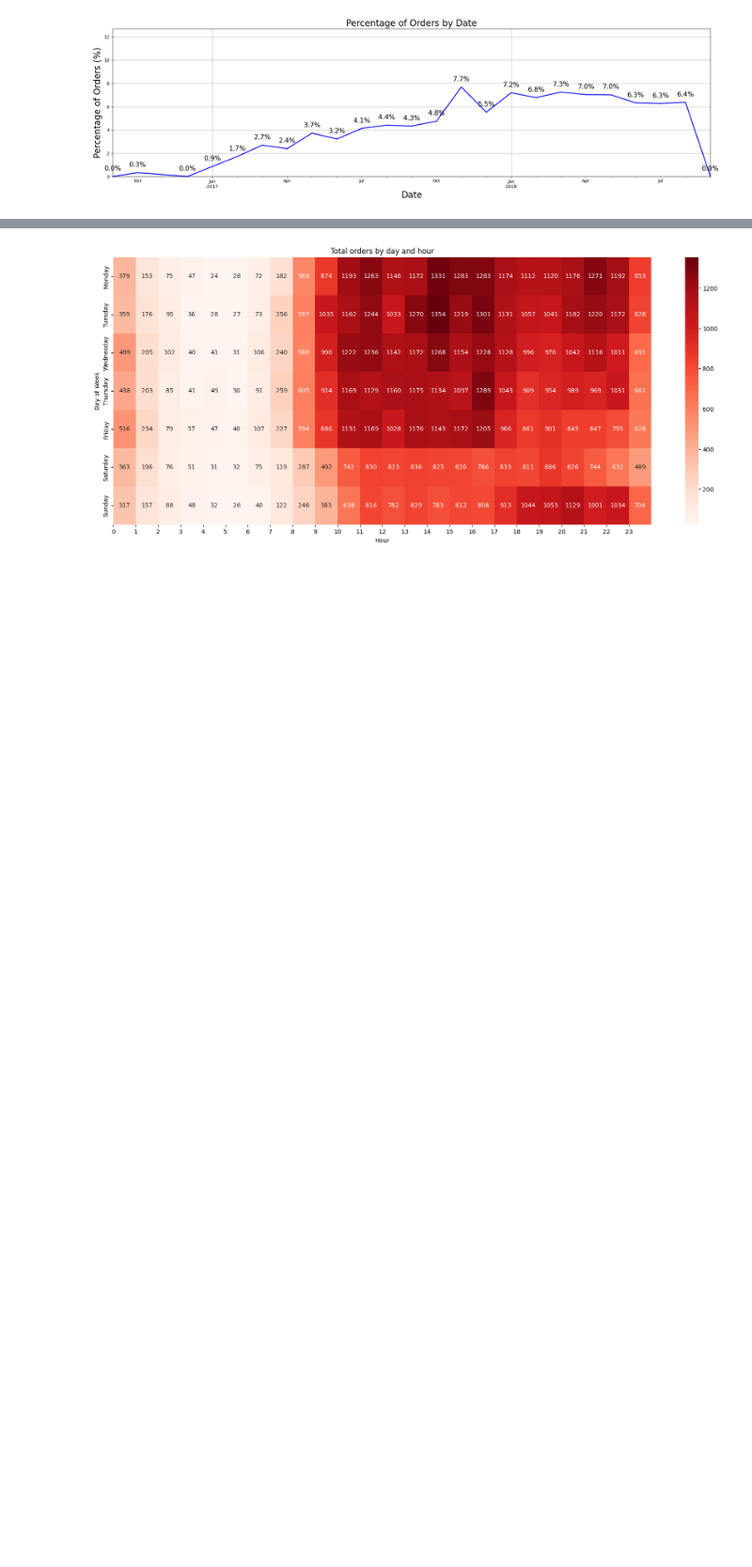
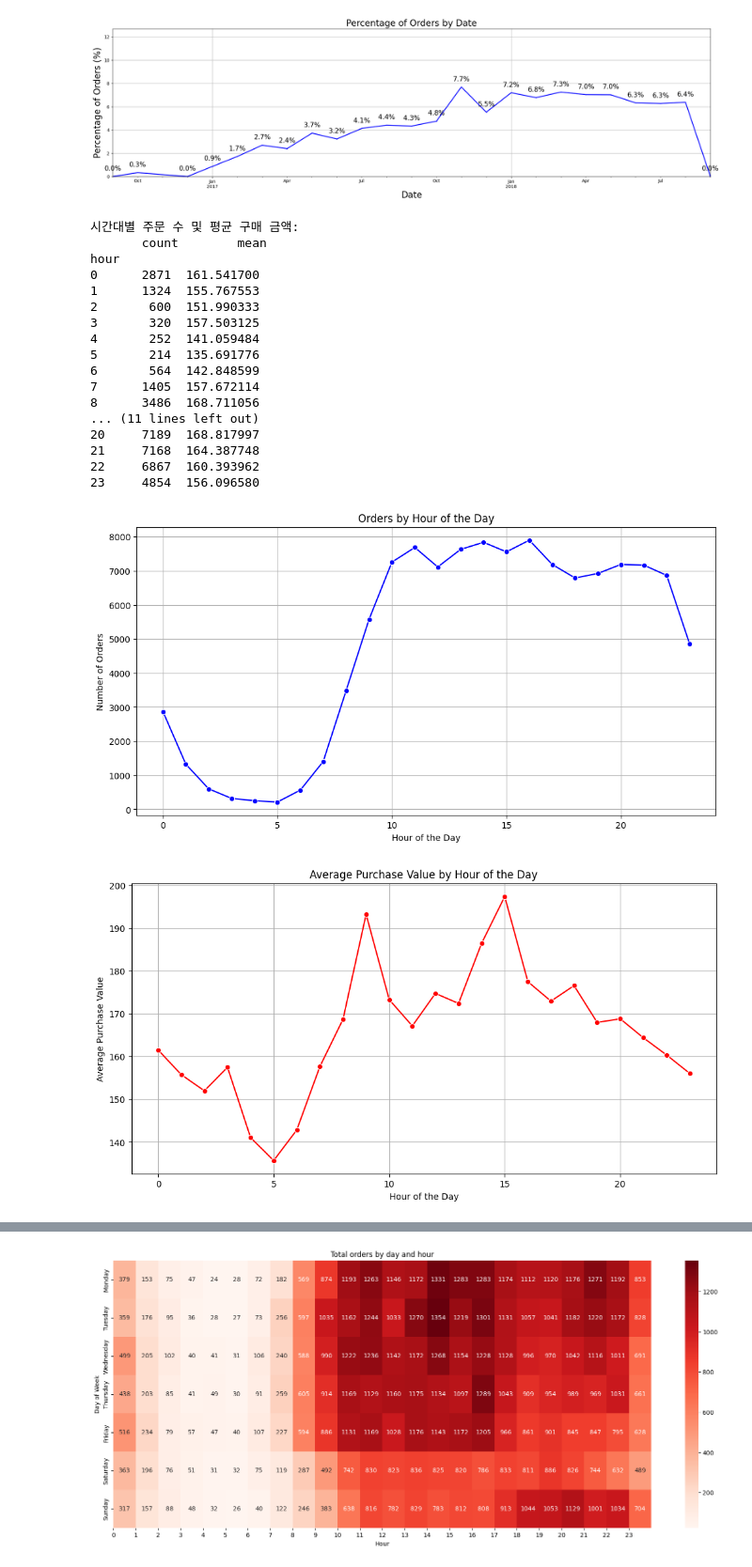
Before and after one commit to dothegee/ecommerce_project, a Jupyter notebook: code/EDA.ipynb, the cells around one changed output, grey strips where cells are left out. Shown at 94% size. Saved outputs shown, nothing was run; the diff lists cells and outputs as text; code cells hidden in the pictures; blank space fills up the shorter version.

```diff
--- a/code/EDA.ipynb
+++ b/code/EDA.ipynb
@@ -519,3 +519,45 @@ be1b70680b9f9694d8c70f41fa3dc92b     44048.00
 1ff773612ab8934db89fd5afa8afe506     30186.00
 Name: payment_value, dtype: float64
 [figure]
+# %%
+# 시간대별 주문 수 및 평균 구매 금액 계산
+hourly_stats = df_train.groupby('hour')['payment_value'].agg(['count', 'mean'])
+print("시간대별 주문 수 및 평균 구매 금액:\n", hourly_stats)
+
+# 시각화 - 시간대별 주문 수
+plt.figure(figsize=(12, 6))
+sns.lineplot(x=hourly_stats.index, y=hourly_stats['count'], marker='o', color='b')
+plt.title('Orders by Hour of the Day')
+plt.xlabel('Hour of the Day')
+plt.ylabel('Number of Orders')
+plt.grid(True)
+plt.show()
+
+# 시각화 - 시간대별 평균 구매 금액
+plt.figure(figsize=(12, 6))
+sns.lineplot(x=hourly_stats.index, y=hourly_stats['mean'], marker='o', color='r')
+plt.title('Average Purchase Value by Hour of the Day')
+plt.xlabel('Hour of the Day')
+plt.ylabel('Average Purchase Value')
+plt.grid(True)
+plt.show()
+# %% [output]
+시간대별 주문 수 및 평균 구매 금액:
+       count        mean
+hour
+0      2871  161.541700
+1      1324  155.767553
+2       600  151.990333
+3       320  157.503125
+4       252  141.059484
+5       214  135.691776
+6       564  142.848599
+7      1405  157.672114
+8      3486  168.711056
+... (11 lines left out)
+20     7189  168.817997
+21     7168  164.387748
+22     6867  160.393962
+23     4854  156.096580
+[figure, added]
+[figure, added]
```
Also changed, not shown: parts of 6 cells of this notebook.
